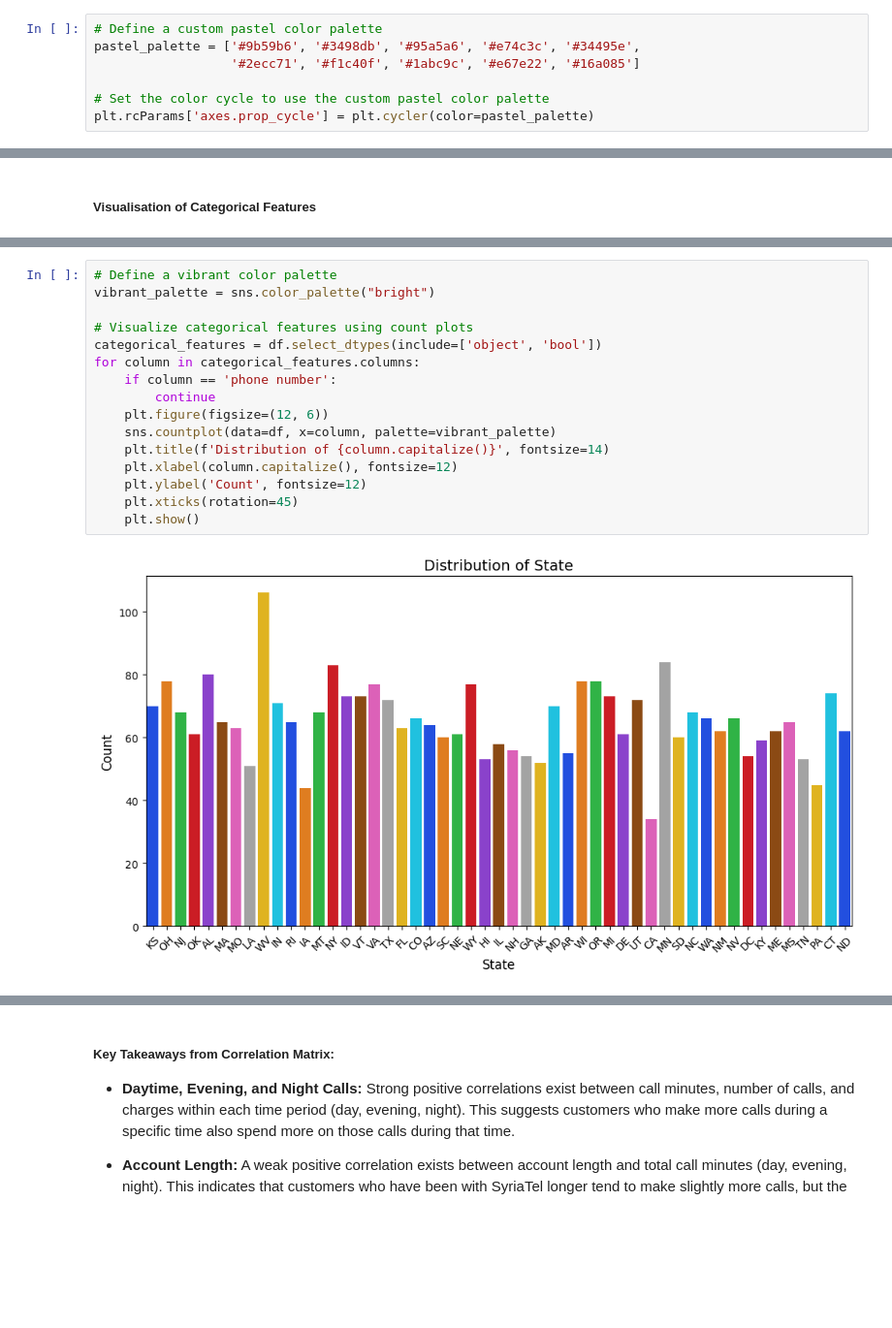
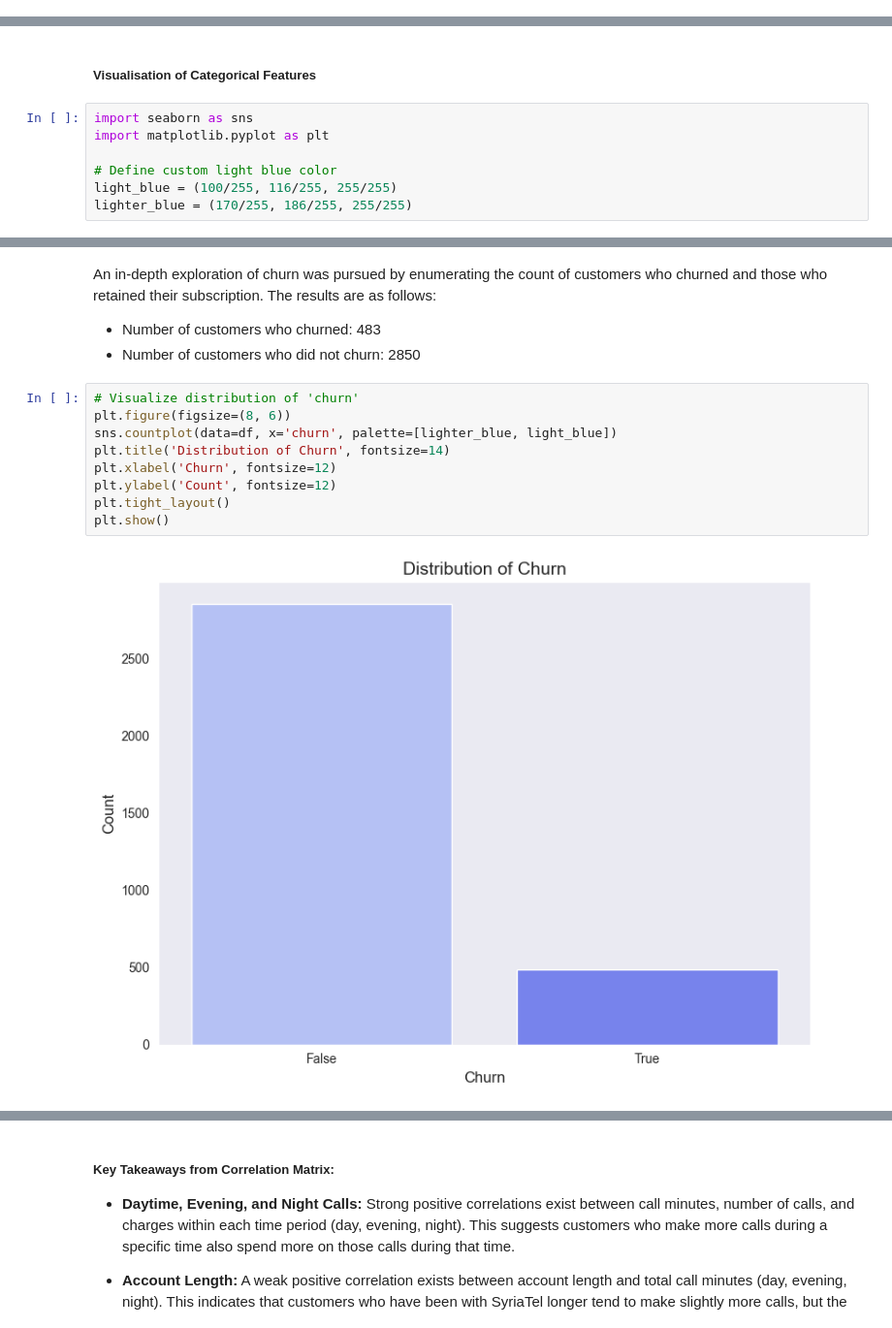
Before and after one commit to yunazzy/SyriaTel-Customer-Churn-Project, a Jupyter notebook: SyriaTel.ipynb, the cells around one changed output, grey strips where cells are left out. Shown at 97% size. Drawn from its saved outputs; the diff is of its cells as text; blank space fills up the shorter version.

```diff
--- a/SyriaTel.ipynb
+++ b/SyriaTel.ipynb
@@ -78,13 +83,6 @@ from sklearn.metrics import accuracy_score, classification_report, confusion_mat
 # Suppress warnings
 import warnings
 warnings.filterwarnings("ignore")
-# %%
-# Define a custom pastel color palette
-pastel_palette = ['#9b59b6', '#3498db', '#95a5a6', '#e74c3c', '#34495e',
-                  '#2ecc71', '#f1c40f', '#1abc9c', '#e67e22', '#16a085']
-
-# Set the color cycle to use the custom pastel color palette
-plt.rcParams['axes.prop_cycle'] = plt.cycler(color=pastel_palette)
 # %% [markdown]
 Loading the data from the csv file
 # %%
@@ -193,3 +193,10 @@ plt.show()
 Visualizing the numerical data revealed some interesting patterns. Customer tenure (account length) and call durations/charges across various time periods (day, evening, night, international) are right-skewed, suggesting most customers exhibit lower usage patterns. Total international calls might also lean towards higher call volumes for a smaller customer segment. Customer service calls show a multimodal distribution, indicating distinct groups with varying frequencies of contacting customer service. Exploring relationships between these features and potential outliers can provide further insights into customer behavior relevant to churn prediction.
 # %% [markdown]
 ##### Visualisation of Categorical Features
+# %%
+import seaborn as sns
+import matplotlib.pyplot as plt
+
+# Define custom light blue color
+light_blue = (100/255, 116/255, 255/255)
+lighter_blue = (170/255, 186/255, 255/255)
@@ -196,18 +277,16 @@ Visualizing the numerical data revealed some interesting patterns. Customer tenu
+# %% [markdown]
+An in-depth exploration of churn was pursued by enumerating the count of customers who churned and those who retained their subscription. The results are as follows:
+
+- Number of customers who churned: 483
+- Number of customers who did not churn: 2850
 # %%
-# Define a vibrant color palette
-vibrant_palette = sns.color_palette("bright")
-
-# Visualize categorical features using count plots
-categorical_features = df.select_dtypes(include=['object', 'bool'])
-for column in categorical_features.columns:
-    if column == 'phone number':
-        continue
-    plt.figure(figsize=(12, 6))
-    sns.countplot(data=df, x=column, palette=vibrant_palette)
-    plt.title(f'Distribution of {column.capitalize()}', fontsize=14)
-    plt.xlabel(column.capitalize(), fontsize=12)
-    plt.ylabel('Count', fontsize=12)
-    plt.xticks(rotation=45)
-    plt.show()
+# Visualize distribution of 'churn'
+plt.figure(figsize=(8, 6))
+sns.countplot(data=df, x='churn', palette=[lighter_blue, light_blue])
+plt.title('Distribution of Churn', fontsize=14)
+plt.xlabel('Churn', fontsize=12)
+plt.ylabel('Count', fontsize=12)
+plt.tight_layout()
+plt.show()
 # %% [output]
-[figure, old version]
+[figure, new version]
```
Also changed, not shown: parts of 86 cells of this notebook, 6 other files.
